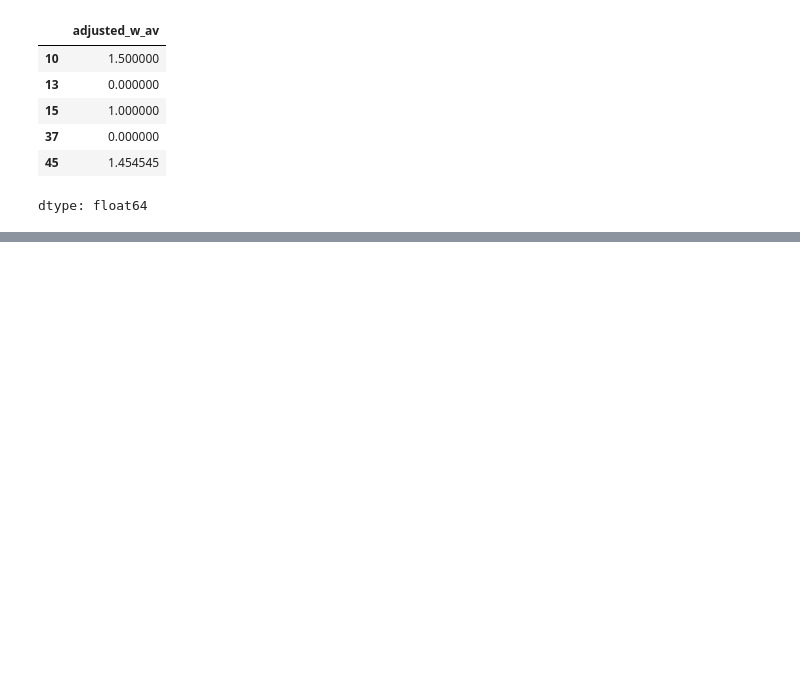
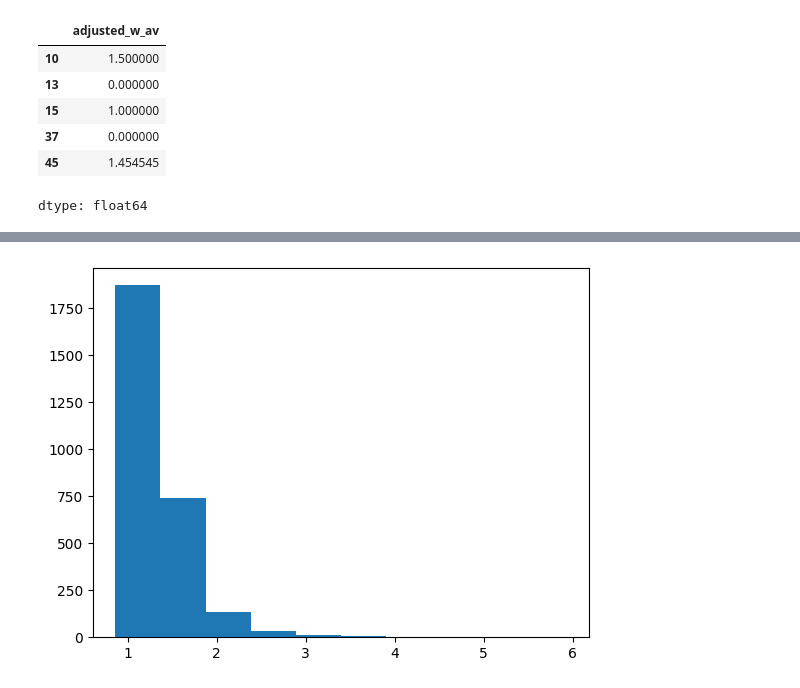
Before and after one commit to SU-IST707-SP26/group-project-big-brains-and-nathan, a Jupyter notebook: data/Initial_Modeling_IST_707_Final_Project.ipynb, the cells around one changed output, grey strips where cells are left out. Saved outputs shown, nothing was run; the diff lists cells and outputs as text; code cells hidden in the pictures; blank space fills up the shorter version.

```diff
--- a/data/Initial_Modeling_IST_707_Final_Project.ipynb
+++ b/data/Initial_Modeling_IST_707_Final_Project.ipynb
@@ -2013,0 +2523,12 @@ print(f"CatBoost RMSE:      {root_mean_squared_error(y_test, cb_preds):.4f}")
+# %%
+# Loading the model back in
+best_cb = CatBoostRegressor()
+best_cb.load_model('nfl_draft_proj_mod.cbm')
+# %%
+
+predictions_2026 = best_cb.predict(pred_2026_df)
+
+
+pred_2026_df['2026_wAV_Predictions'] = predictions_2026
+
+pred_2026_df['2026_wAV_Predictions'].describe()
@@ -2013,0 +2546,5 @@ print(f"CatBoost RMSE:      {root_mean_squared_error(y_test, cb_preds):.4f}")
+# %%
+plt.hist(predictions_2026)
+plt.show()
+# %% [output]
+[figure, added]
```
Also changed, not shown: parts of 44 cells of this notebook.
